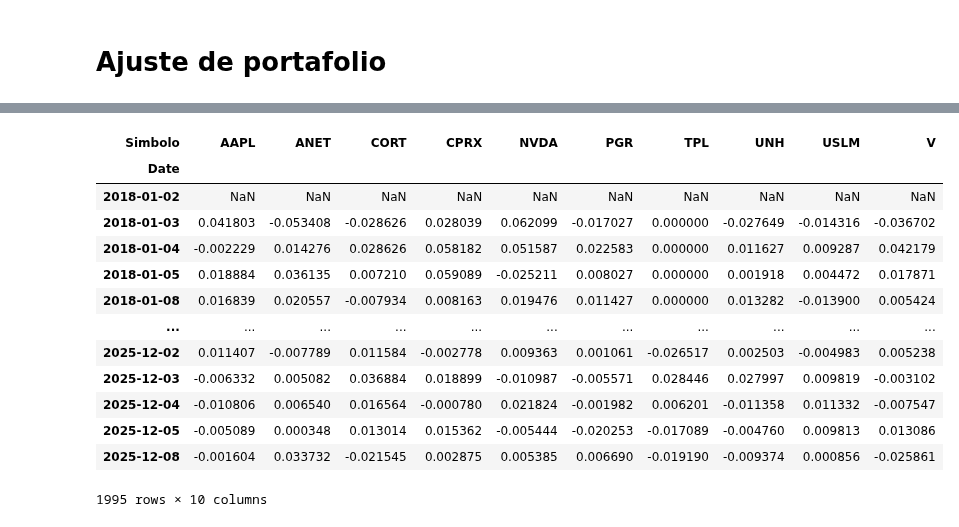
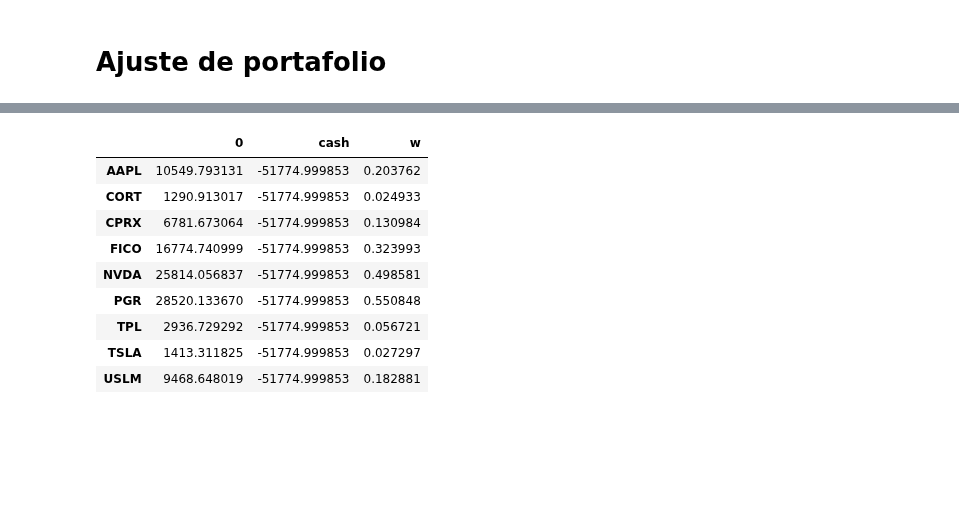
Before and after one commit to jcpalacioc/JHProgress, a Jupyter notebook: Control.ipynb, the cells around one changed output, grey strips where cells are left out. Cells and saved outputs as stored; diff of their text form; code cells hidden in the pictures; blank space fills up the shorter version.

```diff
--- a/Control.ipynb
+++ b/Control.ipynb
@@ -108,8 +50,8 @@ result_df[result_df['Simbolo']=='FICO'][['target','Predicted_Returns']].plot()
 # Ajuste de portafolio
 # %%
 popt=PortOPT()
-#popt.visualizar_historico()
-#popt.w.loc['NVDA',0]=6.898805e-01
-#popt.w.loc['CPRX',0]=1.588903e-01
+w,f=popt.obtener_pesos_cartera()
+popt.visualizar_historico()
+vm=popt.crear_cartera(51775)
 # %% [output]
 Downloading tickers from the SEC API
@@ -118,17 +78,13 @@ Downloading tickers from the SEC API
 # %%
-popt.log_returns_fwr
+vm
 # %% [output]
-| Simbolo | AAPL | ANET | CORT | CPRX | NVDA | PGR | TPL | UNH | USLM | V |
-| Date |  |  |  |  |  |  |  |  |  |  |
-| 2018-01-02 | NaN | NaN | NaN | NaN | NaN | NaN | NaN | NaN | NaN | NaN |
-| 2018-01-03 | 0.041803 | -0.053408 | -0.028626 | 0.028039 | 0.062099 | -0.017027 | 0.000000 | -0.027649 | -0.014316 | -0.036702 |
-| 2018-01-04 | -0.002229 | 0.014276 | 0.028626 | 0.058182 | 0.051587 | 0.022583 | 0.000000 | 0.011627 | 0.009287 | 0.042179 |
-| 2018-01-05 | 0.018884 | 0.036135 | 0.007210 | 0.059089 | -0.025211 | 0.008027 | 0.000000 | 0.001918 | 0.004472 | 0.017871 |
-| 2018-01-08 | 0.016839 | 0.020557 | -0.007934 | 0.008163 | 0.019476 | 0.011427 | 0.000000 | 0.013282 | -0.013900 | 0.005424 |
-| ... | ... | ... | ... | ... | ... | ... | ... | ... | ... | ... |
-| 2025-12-02 | 0.011407 | -0.007789 | 0.011584 | -0.002778 | 0.009363 | 0.001061 | -0.026517 | 0.002503 | -0.004983 | 0.005238 |
-| 2025-12-03 | -0.006332 | 0.005082 | 0.036884 | 0.018899 | -0.010987 | -0.005571 | 0.028446 | 0.027997 | 0.009819 | -0.003102 |
-| 2025-12-04 | -0.010806 | 0.006540 | 0.016564 | -0.000780 | 0.021824 | -0.001982 | 0.006201 | -0.011358 | 0.011332 | -0.007547 |
-| 2025-12-05 | -0.005089 | 0.000348 | 0.013014 | 0.015362 | -0.005444 | -0.020253 | -0.017089 | -0.004760 | 0.009813 | 0.013086 |
-| 2025-12-08 | -0.001604 | 0.033732 | -0.021545 | 0.002875 | 0.005385 | 0.006690 | -0.019190 | -0.009374 | 0.000856 | -0.025861 |
+|  | 0 | cash | w |
+| AAPL | 10549.793131 | -51774.999853 | 0.203762 |
+| CORT | 1290.913017 | -51774.999853 | 0.024933 |
+| CPRX | 6781.673064 | -51774.999853 | 0.130984 |
+| FICO | 16774.740999 | -51774.999853 | 0.323993 |
+| NVDA | 25814.056837 | -51774.999853 | 0.498581 |
+| PGR | 28520.133670 | -51774.999853 | 0.550848 |
+| TPL | 2936.729292 | -51774.999853 | 0.056721 |
+| TSLA | 1413.311825 | -51774.999853 | 0.027297 |
+| USLM | 9468.648019 | -51774.999853 | 0.182881 |
-1995 rows × 10 columns
```
Also changed, not shown: parts of 10 cells of this notebook, 3 other files.
